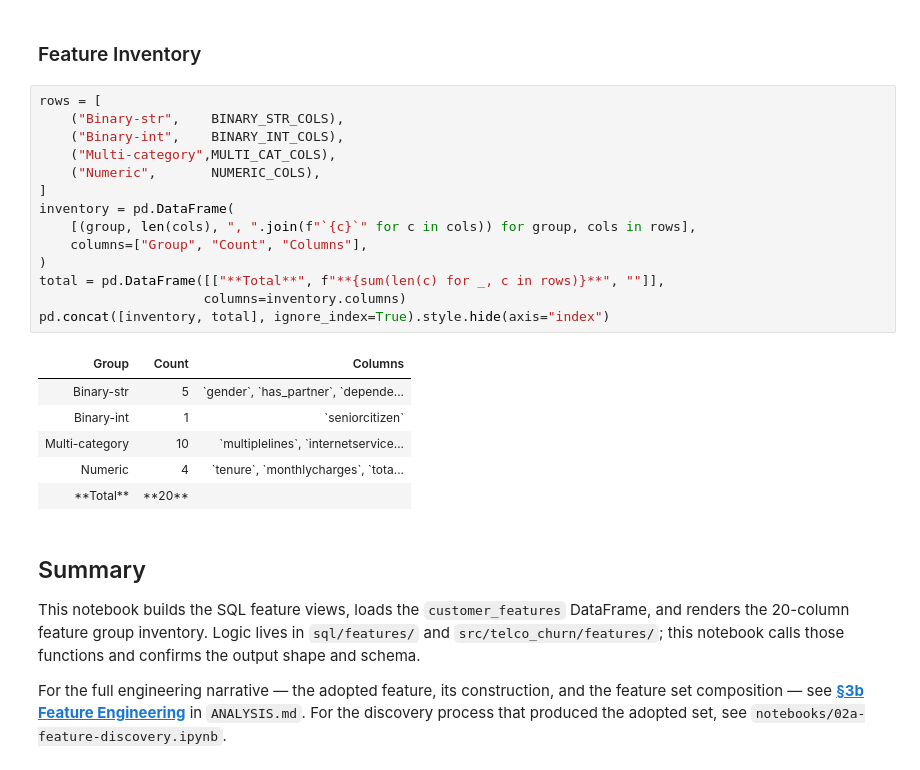
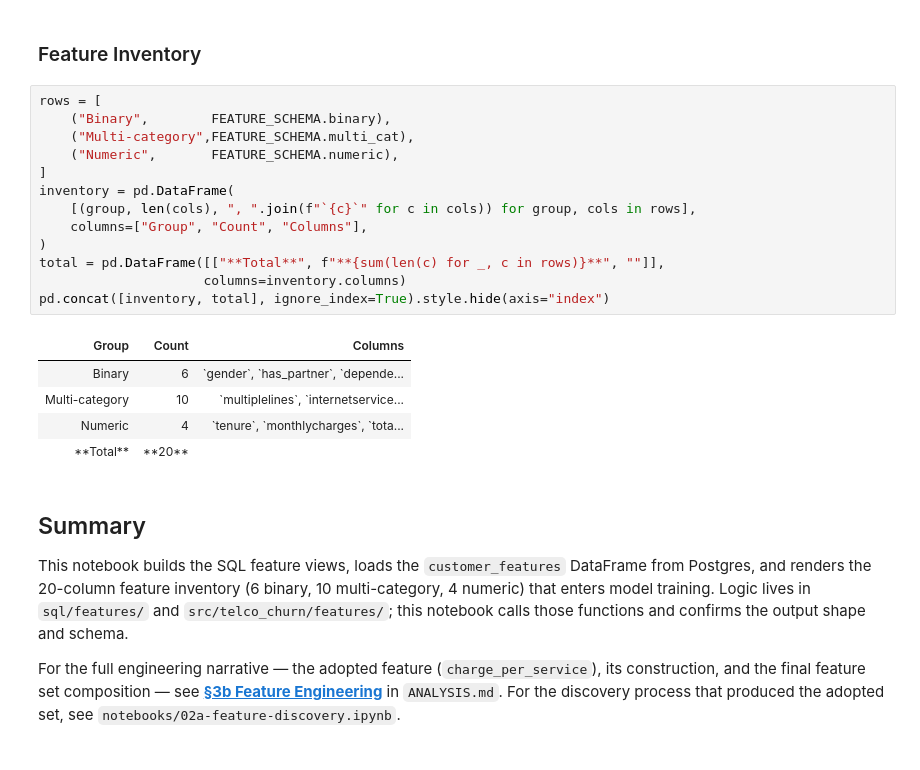
Before and after one commit to Ampofowaa/TelcoChurn_PortfolioProject, a Jupyter notebook: notebooks/02b-feature-engineering.ipynb, the cells around one changed output. Saved outputs shown, nothing was run; the diff lists cells and outputs as text.

```diff
--- a/notebooks/02b-feature-engineering.ipynb
+++ b/notebooks/02b-feature-engineering.ipynb
@@ -89,28 +86,26 @@ Adopted SQL-engineered column present: True
 ### Feature Inventory
 # %%
 rows = [
-    ("Binary-str",    BINARY_STR_COLS),
-    ("Binary-int",    BINARY_INT_COLS),
-    ("Multi-category",MULTI_CAT_COLS),
-    ("Numeric",       NUMERIC_COLS),
+    ("Binary",        FEATURE_SCHEMA.binary),
+    ("Multi-category",FEATURE_SCHEMA.multi_cat),
+    ("Numeric",       FEATURE_SCHEMA.numeric),
 ]
 inventory = pd.DataFrame(
     [(group, len(cols), ", ".join(f"`{c}`" for c in cols)) for group, cols in rows],
     columns=["Group", "Count", "Columns"],
 )
 total = pd.DataFrame([["**Total**", f"**{sum(len(c) for _, c in rows)}**", ""]],
                      columns=inventory.columns)
 pd.concat([inventory, total], ignore_index=True).style.hide(axis="index")
 # %% [output]
 | Group | Count | Columns |
-| Binary-str | 5 | `gender`, `has_partner`, `depende... |
-| Binary-int | 1 | `seniorcitizen` |
+| Binary | 6 | `gender`, `has_partner`, `depende... |
 | Multi-category | 10 | `multiplelines`, `internetservice... |
 | Numeric | 4 | `tenure`, `monthlycharges`, `tota... |
 | **Total** | **20** |  |
 # %% [markdown]
 ## Summary
 
-This notebook builds the SQL feature views, loads the `customer_features` DataFrame, and renders the 20-column feature group inventory. Logic lives in `sql/features/` and `src/telco_churn/features/`; this notebook calls those functions and confirms the output shape and schema.
+This notebook builds the SQL feature views, loads the `customer_features` DataFrame from Postgres, and renders the 20-column feature inventory (6 binary, 10 multi-category, 4 numeric) that enters model training. Logic lives in `sql/features/` and `src/telco_churn/features/`; this notebook calls those functions and confirms the output shape and schema.
 
-For the full engineering narrative — the adopted feature, its construction, and the feature set composition — see **[§3b Feature Engineering](../ANALYSIS.md#3b-feature-engineering)** in `ANALYSIS.md`. For the discovery process that produced the adopted set, see `notebooks/02a-feature-discovery.ipynb`.
+For the full engineering narrative — the adopted feature (`charge_per_service`), its construction, and the final feature set composition — see **[§3b Feature Engineering](../ANALYSIS.md#3b-feature-engineering)** in `ANALYSIS.md`. For the discovery process that produced the adopted set, see `notebooks/02a-feature-discovery.ipynb`.
```
Also changed, not shown: parts of 2 cells of this notebook, 59 other files.
